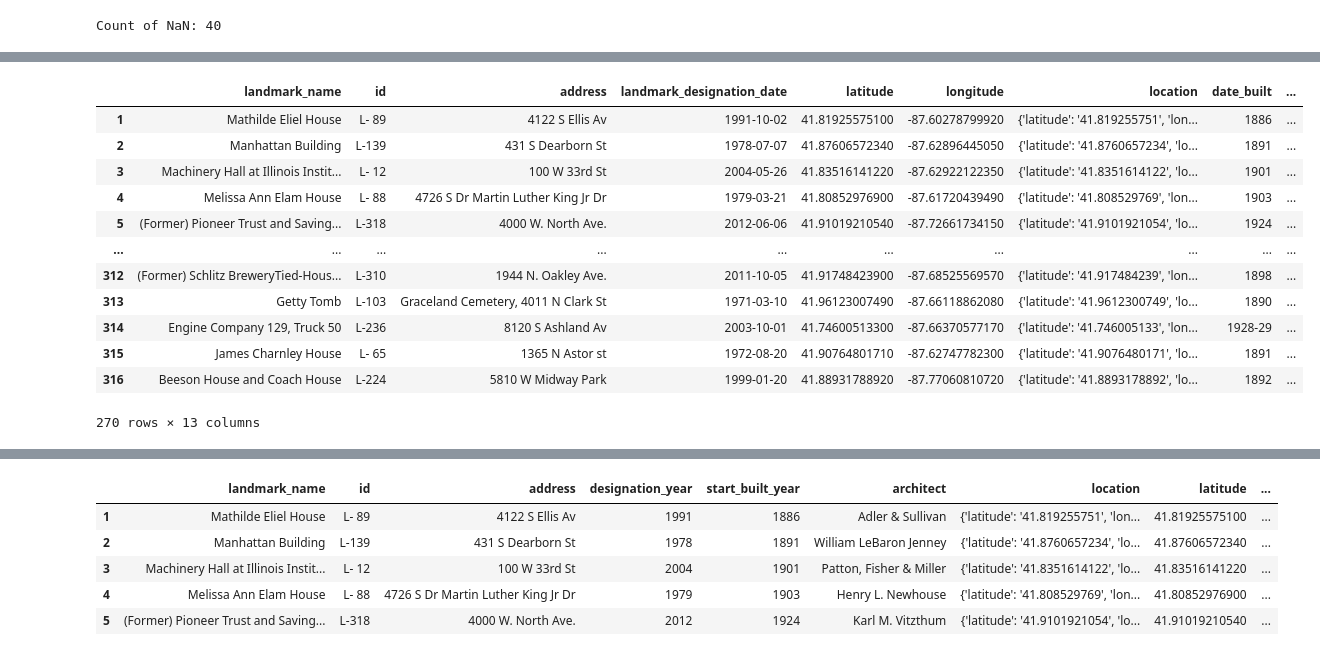
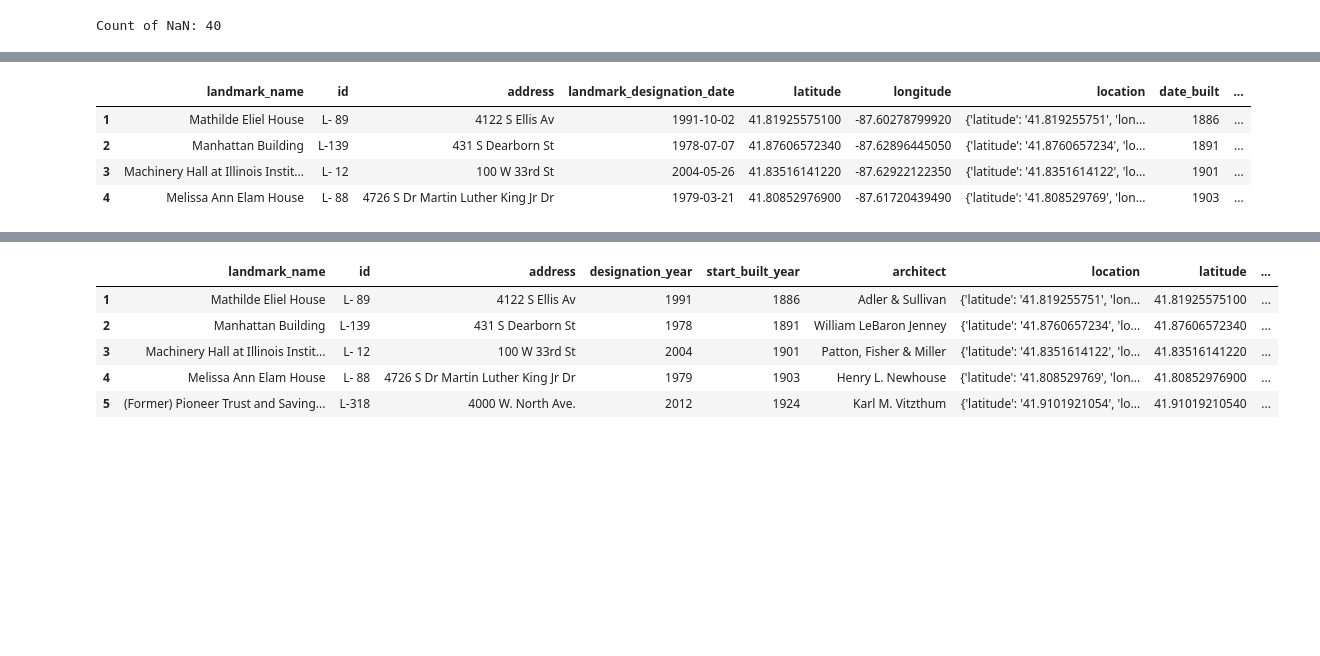
Before and after one commit to liliana-ilut/chicago-landmarks, a Jupyter notebook: data.ipynb, the cells around one changed output, grey strips where cells are left out. Cells and saved outputs as stored; diff of their text form; code cells hidden in the pictures; blank space fills up the shorter version.

```diff
--- a/data.ipynb
+++ b/data.ipynb
@@ -138,18 +114,10 @@ df2
 # %%
 #split the date_built column
 df2[['start_built_year', 'end_built_year', 'y3']] = df2["date_built"].apply(lambda x: pd.Series(str(x).split("-")))
-df2
+df2.head(4)
 # %% [output]
 |  | landmark_name | id | address | landmark_designation_date | latitude | longitude | location | date_built | ... |
 | 1 | Mathilde Eliel House | L- 89 | 4122 S Ellis Av | 1991-10-02 | 41.81925575100 | -87.60278799920 | {'latitude': '41.819255751', 'lon... | 1886 | ... |
 | 2 | Manhattan Building | L-139 | 431 S Dearborn St | 1978-07-07 | 41.87606572340 | -87.62896445050 | {'latitude': '41.8760657234', 'lo... | 1891 | ... |
 | 3 | Machinery Hall at Illinois Instit... | L- 12 | 100 W 33rd St | 2004-05-26 | 41.83516141220 | -87.62922122350 | {'latitude': '41.8351614122', 'lo... | 1901 | ... |
 | 4 | Melissa Ann Elam House | L- 88 | 4726 S Dr Martin Luther King Jr Dr | 1979-03-21 | 41.80852976900 | -87.61720439490 | {'latitude': '41.808529769', 'lon... | 1903 | ... |
-| 5 | (Former) Pioneer Trust and Saving... | L-318 | 4000 W. North Ave. | 2012-06-06 | 41.91019210540 | -87.72661734150 | {'latitude': '41.9101921054', 'lo... | 1924 | ... |
-| ... | ... | ... | ... | ... | ... | ... | ... | ... | ... |
-| 312 | (Former) Schlitz BreweryTied-Hous... | L-310 | 1944 N. Oakley Ave. | 2011-10-05 | 41.91748423900 | -87.68525569570 | {'latitude': '41.917484239', 'lon... | 1898 | ... |
-| 313 | Getty Tomb | L-103 | Graceland Cemetery, 4011 N Clark St | 1971-03-10 | 41.96123007490 | -87.66118862080 | {'latitude': '41.9612300749', 'lo... | 1890 | ... |
-| 314 | Engine Company 129, Truck 50 | L-236 | 8120 S Ashland Av | 2003-10-01 | 41.74600513300 | -87.66370577170 | {'latitude': '41.746005133', 'lon... | 1928-29 | ... |
-| 315 | James Charnley House | L- 65 | 1365 N Astor st | 1972-08-20 | 41.90764801710 | -87.62747782300 | {'latitude': '41.9076480171', 'lo... | 1891 | ... |
-| 316 | Beeson House and Coach House | L-224 | 5810 W Midway Park | 1999-01-20 | 41.88931788920 | -87.77060810720 | {'latitude': '41.8893178892', 'lo... | 1892 | ... |
-270 rows × 13 columns
```
Also changed, not shown: parts of 28 cells of this notebook, 1 other file.
